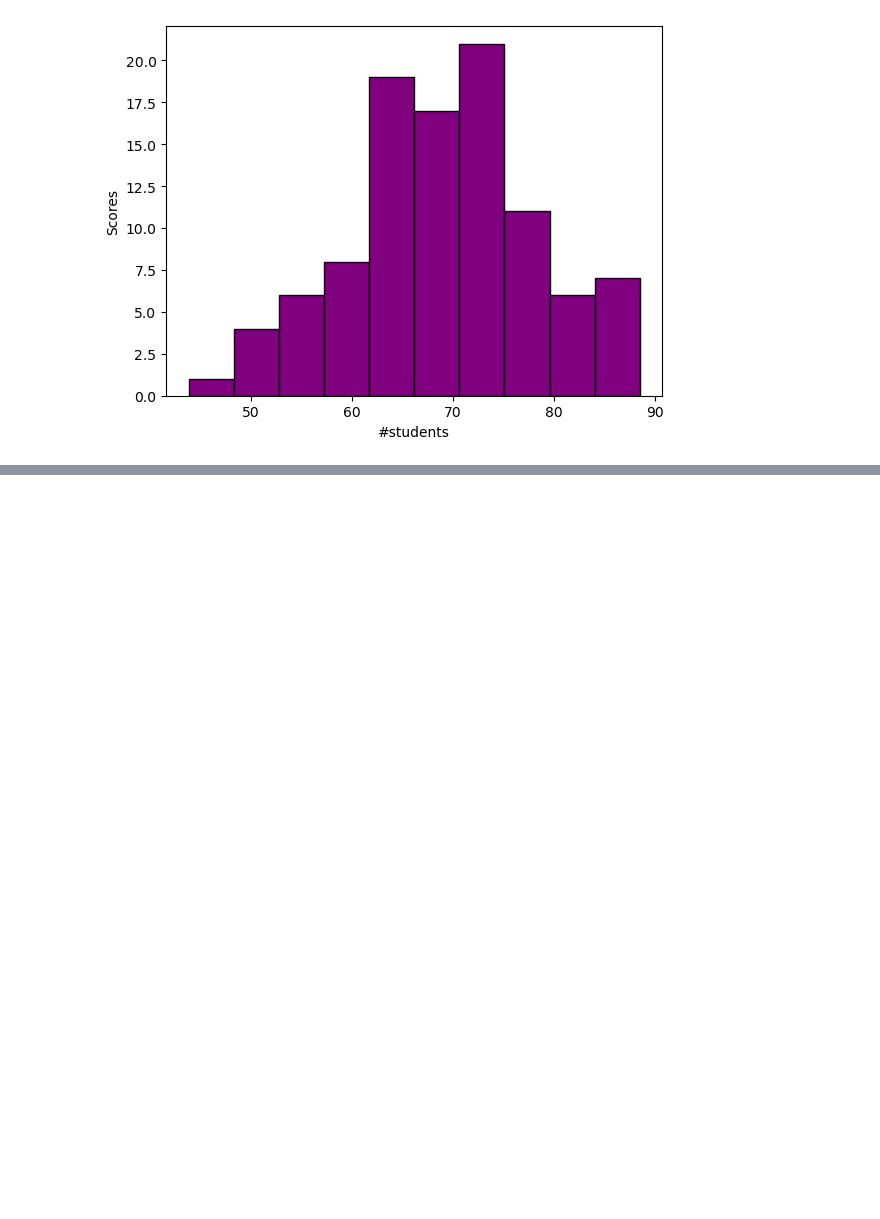
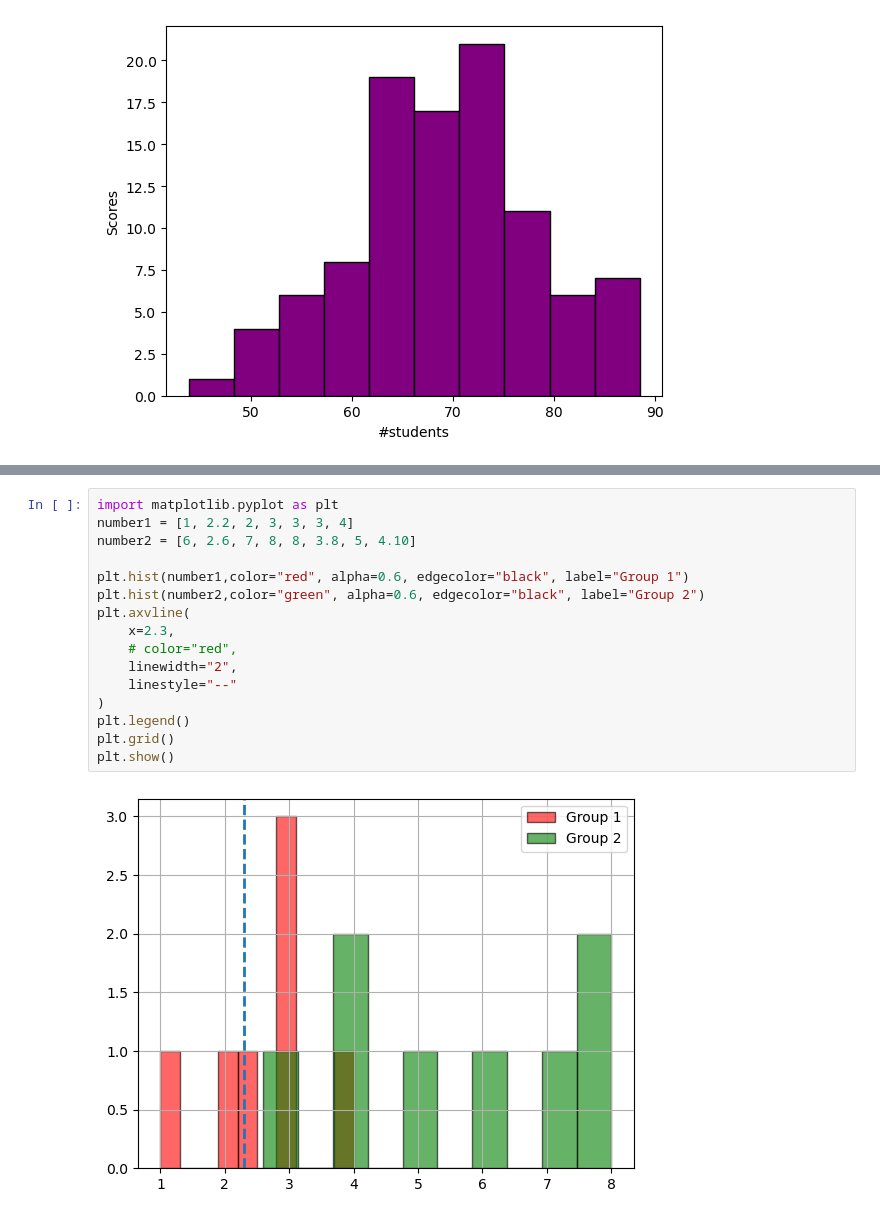
Before and after one commit to Murali-v123/Learining_Python, a Jupyter notebook: histograph.ipynb, the cells around one changed output, grey strips where cells are left out. Drawn from its saved outputs; the diff is of its cells as text; blank space fills up the shorter version.

```diff
--- a/histograph.ipynb
+++ b/histograph.ipynb
@@ -25,0 +27,18 @@ plt.show()
+# %%
+import matplotlib.pyplot as plt
+number1 = [1, 2.2, 2, 3, 3, 3, 4]
+number2 = [6, 2.6, 7, 8, 8, 3.8, 5, 4.10]
+
+plt.hist(number1,color="red", alpha=0.6, edgecolor="black", label="Group 1")
+plt.hist(number2,color="green", alpha=0.6, edgecolor="black", label="Group 2")
+plt.axvline(
+    x=2.3,
+    # color="red",
+    linewidth="2",
+    linestyle="--"
+)
+plt.legend()
+plt.grid()
+plt.show()
+# %% [output]
+[figure, added]
```
Also changed, not shown: parts of 1 cell of this notebook.
